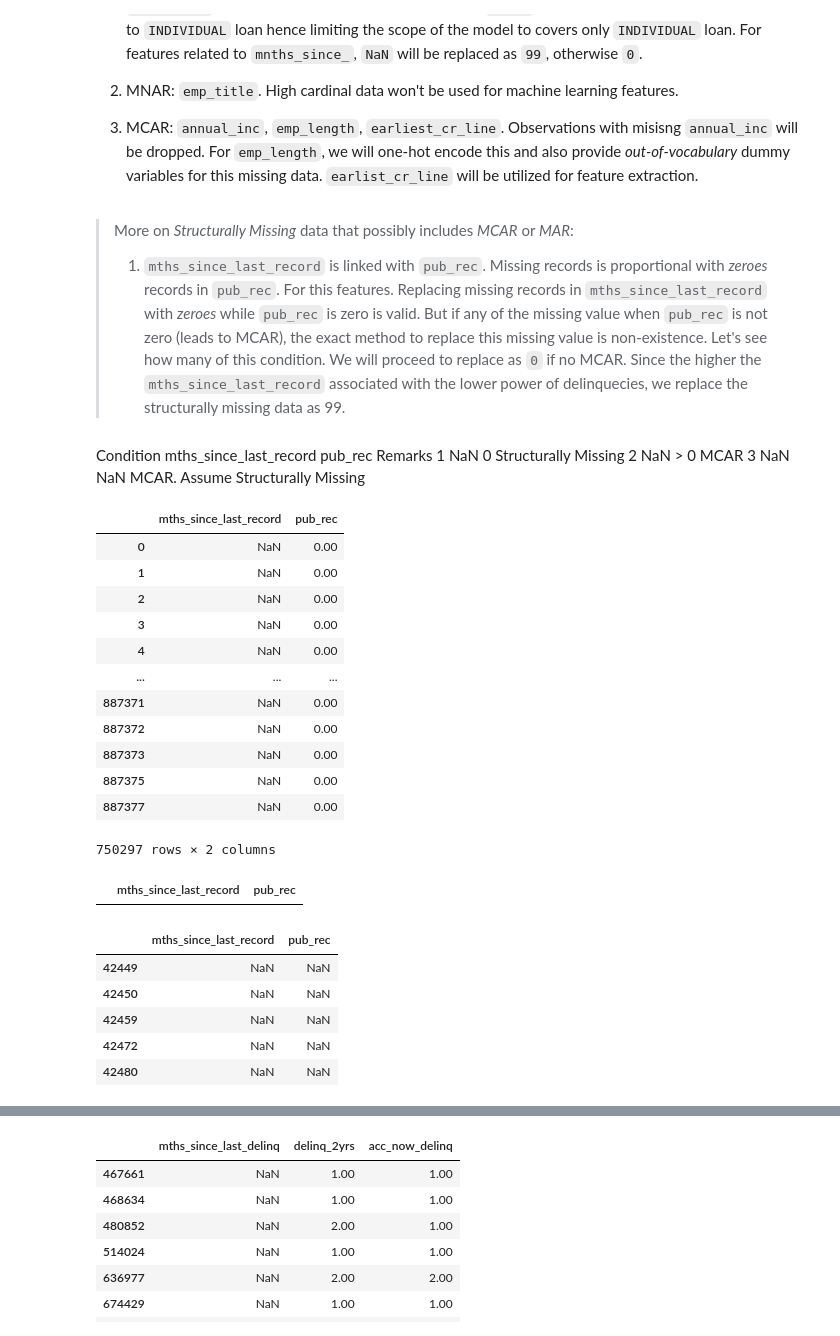
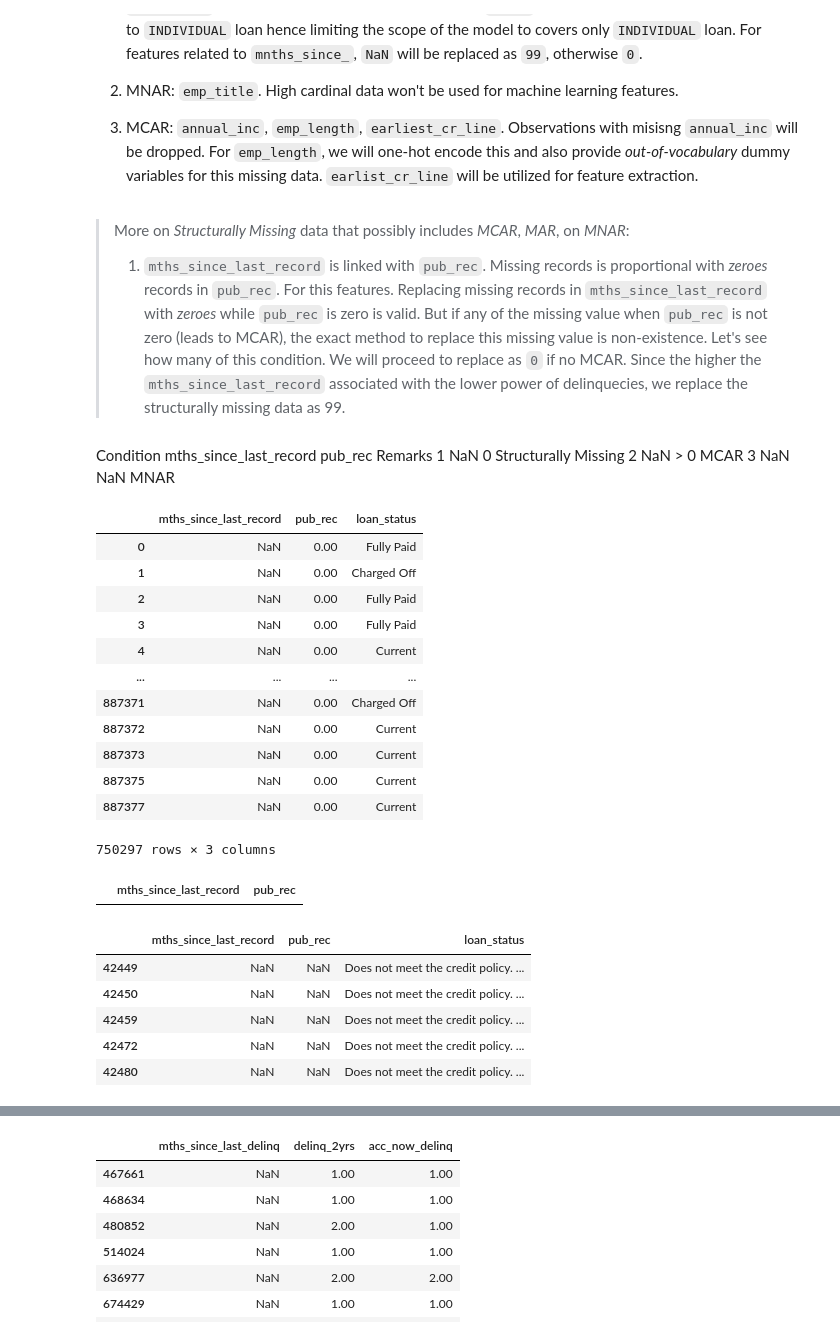
Before and after one commit to nbarizki/creditdefaultml, a Jupyter notebook: 2_Data_exploration.ipynb, the cells around one changed output, grey strips where cells are left out. Drawn from its saved outputs; the diff is of its cells as text; code cells hidden in the pictures.

```diff
--- a/2_Data_exploration.ipynb
+++ b/2_Data_exploration.ipynb
@@ -108,7 +108,7 @@ data_exploration.show_nans_or_zeroes('nans', applicant_features).sort_values('Na
 
 3. MCAR: `annual_inc`, `emp_length`, `earliest_cr_line`. Observations with misisng `annual_inc` will be dropped. For `emp_length`, we will one-hot encode this and also provide *out-of-vocabulary* dummy variables for this missing data. `earlist_cr_line` will be utilized for feature extraction.
 # %% [markdown]
->More on *Structurally Missing* data that possibly includes *MCAR* or *MAR*:
+>More on *Structurally Missing* data that possibly includes *MCAR*, *MAR*, on *MNAR*:
 >1. `mths_since_last_record` is linked with `pub_rec`. Missing records is proportional with *zeroes* records in `pub_rec`. For this features. Replacing missing records in `mths_since_last_record` with *zeroes* while `pub_rec` is zero is valid. But if any of the missing value when `pub_rec` is not zero (leads to MCAR), the exact method to replace this missing value is non-existence. Let's see how many of this condition. We will proceed to replace as `0` if no MCAR. Since the higher the `mths_since_last_record` associated with the lower power of delinquecies, we replace the structurally missing data as 99.
 
 ><table border="1" class="dataframe">
@@ -137,40 +137,40 @@ data_exploration.show_nans_or_zeroes('nans', applicant_features).sort_values('Na
       <td>3</th>
       <td>NaN</th>
       <td>NaN</td>
-      <td>MCAR. Assume Structurally Missing</td>
+      <td>MNAR</td>
     </tr>
     </tbody>
 # %%
 rec_mcar_condition_1 = (loan_df.mths_since_last_record.isna()) & (loan_df.pub_rec == 0)
 rec_mcar_condition_2 = (loan_df.mths_since_last_record.isna()) & (loan_df.pub_rec > 0)
 rec_mcar_condition_3 = (loan_df.mths_since_last_record.isna()) & (loan_df.pub_rec.isna())
 
-loan_df.loc[rec_mcar_condition_1, ['mths_since_last_record', 'pub_rec']]
+loan_df.loc[rec_mcar_condition_1, ['mths_since_last_record', 'pub_rec', 'loan_status']]
 # %% [output]
-|  | mths_since_last_record | pub_rec |
-| 0 | NaN | 0.00 |
-| 1 | NaN | 0.00 |
-| 2 | NaN | 0.00 |
-| 3 | NaN | 0.00 |
-| 4 | NaN | 0.00 |
-| ... | ... | ... |
-| 887371 | NaN | 0.00 |
-| 887372 | NaN | 0.00 |
-| 887373 | NaN | 0.00 |
-| 887375 | NaN | 0.00 |
-| 887377 | NaN | 0.00 |
+|  | mths_since_last_record | pub_rec | loan_status |
+| 0 | NaN | 0.00 | Fully Paid |
+| 1 | NaN | 0.00 | Charged Off |
+| 2 | NaN | 0.00 | Fully Paid |
+| 3 | NaN | 0.00 | Fully Paid |
+| 4 | NaN | 0.00 | Current |
+| ... | ... | ... | ... |
+| 887371 | NaN | 0.00 | Charged Off |
+| 887372 | NaN | 0.00 | Current |
+| 887373 | NaN | 0.00 | Current |
+| 887375 | NaN | 0.00 | Current |
+| 887377 | NaN | 0.00 | Current |
-750297 rows × 2 columns
+750297 rows × 3 columns
 # %%
 loan_df.loc[rec_mcar_condition_2, ['mths_since_last_record', 'pub_rec']]
 # %% [output]
 |  | mths_since_last_record | pub_rec |
 # %%
-loan_df.loc[rec_mcar_condition_3, ['mths_since_last_record', 'pub_rec']].head() #length = 29
+loan_df.loc[rec_mcar_condition_3, ['mths_since_last_record', 'pub_rec', 'loan_status']].head() #length = 29
 # %% [output]
-|  | mths_since_last_record | pub_rec |
-| 42449 | NaN | NaN |
-| 42450 | NaN | NaN |
-| 42459 | NaN | NaN |
-| 42472 | NaN | NaN |
-| 42480 | NaN | NaN |
+|  | mths_since_last_record | pub_rec | loan_status |
+| 42449 | NaN | NaN | Does not meet the credit policy. ... |
+| 42450 | NaN | NaN | Does not meet the credit policy. ... |
+| 42459 | NaN | NaN | Does not meet the credit policy. ... |
+| 42472 | NaN | NaN | Does not meet the credit policy. ... |
+| 42480 | NaN | NaN | Does not meet the credit policy. ... |
 # %% [markdown]
```
Also changed, not shown: parts of 40 cells of this notebook.
